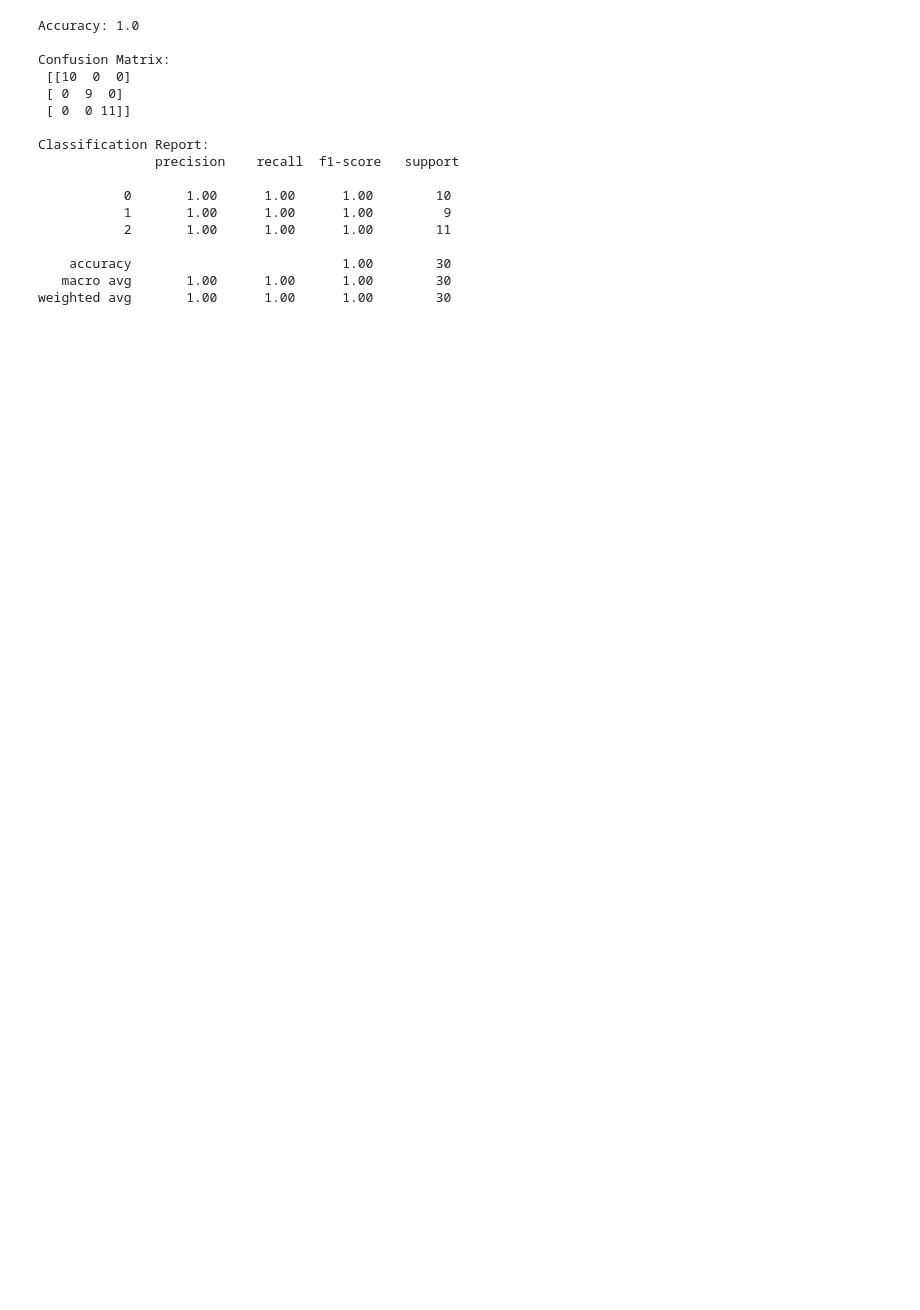
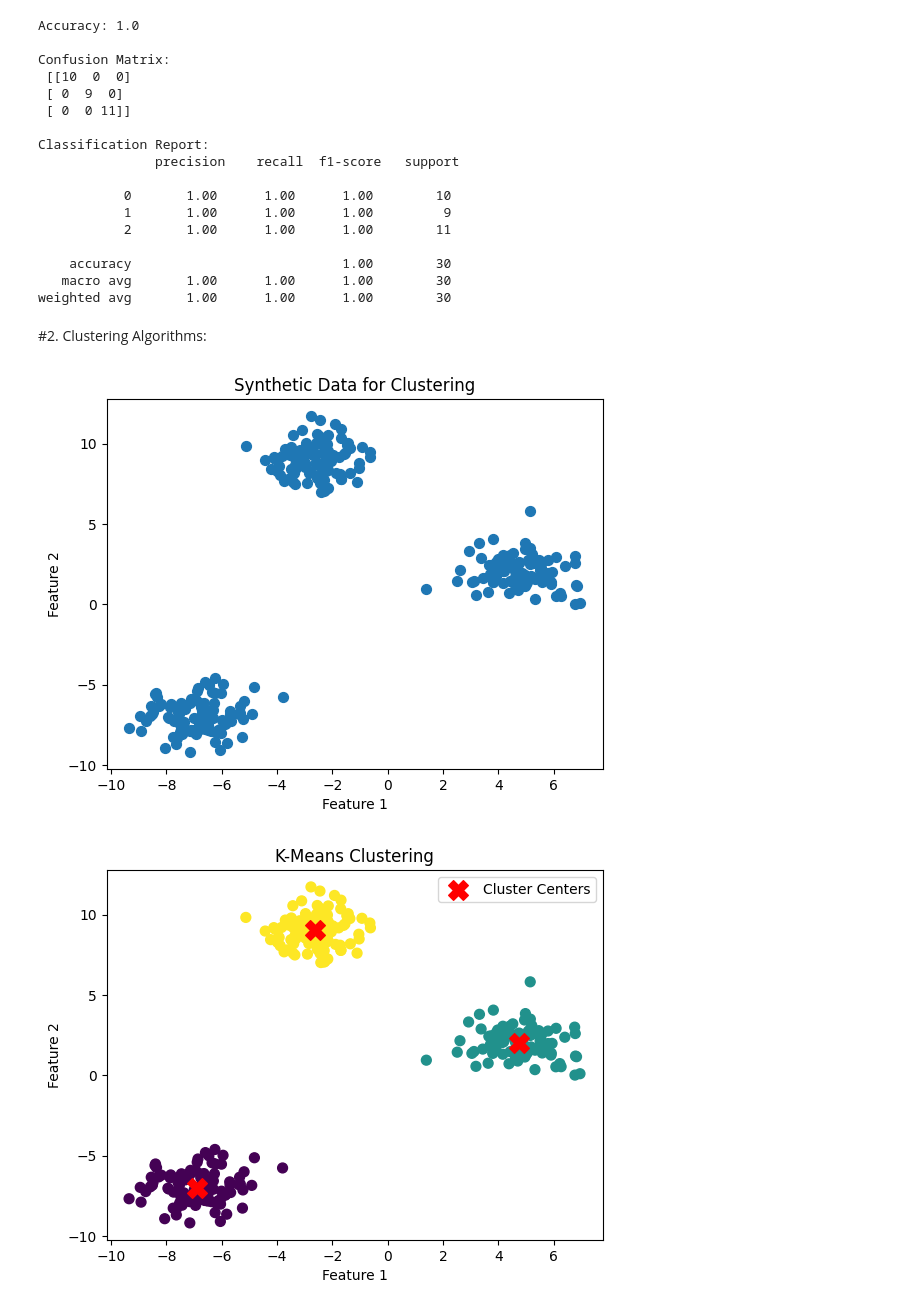
Before and after one commit to MandiraBanerjee2001/Mandira2001, a Jupyter notebook: Data_Mining_Algo.ipynb, the cells around one changed output. Saved outputs shown, nothing was run; the diff lists cells and outputs as text; code cells hidden in the pictures; blank space fills up the shorter version.

```diff
--- a/Data_Mining_Algo.ipynb
+++ b/Data_Mining_Algo.ipynb
@@ -120,3 +104,44 @@ Classification Report:
     accuracy                           1.00        30
    macro avg       1.00      1.00      1.00        30
 weighted avg       1.00      1.00      1.00        30
+# %% [markdown]
+#2. Clustering Algorithms:
+# %%
+import numpy as np
+import matplotlib.pyplot as plt
+from sklearn.cluster import KMeans
+from sklearn.datasets import make_blobs
+
+# Create synthetic data for clustering
+n_samples = 300
+n_features = 2
+n_clusters = 3
+
+X, y = make_blobs(n_samples=n_samples, n_features=n_features, centers=n_clusters, random_state=42)
+
+# Visualize the data
+plt.scatter(X[:, 0], X[:, 1], s=50, cmap='viridis')
+plt.title("Synthetic Data for Clustering")
+plt.xlabel("Feature 1")
+plt.ylabel("Feature 2")
+plt.show()
+
+# Apply K-Means clustering
+kmeans = KMeans(n_clusters=n_clusters)
+kmeans.fit(X)
+
+# Get cluster centers and labels
+centers = kmeans.cluster_centers_
+labels = kmeans.labels_
+
+# Visualize the clustered data
+plt.scatter(X[:, 0], X[:, 1], c=labels, s=50, cmap='viridis')
+plt.scatter(centers[:, 0], centers[:, 1], c='red', marker='X', s=200, label='Cluster Centers')
+plt.title("K-Means Clustering")
+plt.xlabel("Feature 1")
+plt.ylabel("Feature 2")
+plt.legend()
+plt.show()
+# %% [output]
+[figure, added]
+[figure, added]
```
Also changed, not shown: parts of 15 cells of this notebook.
